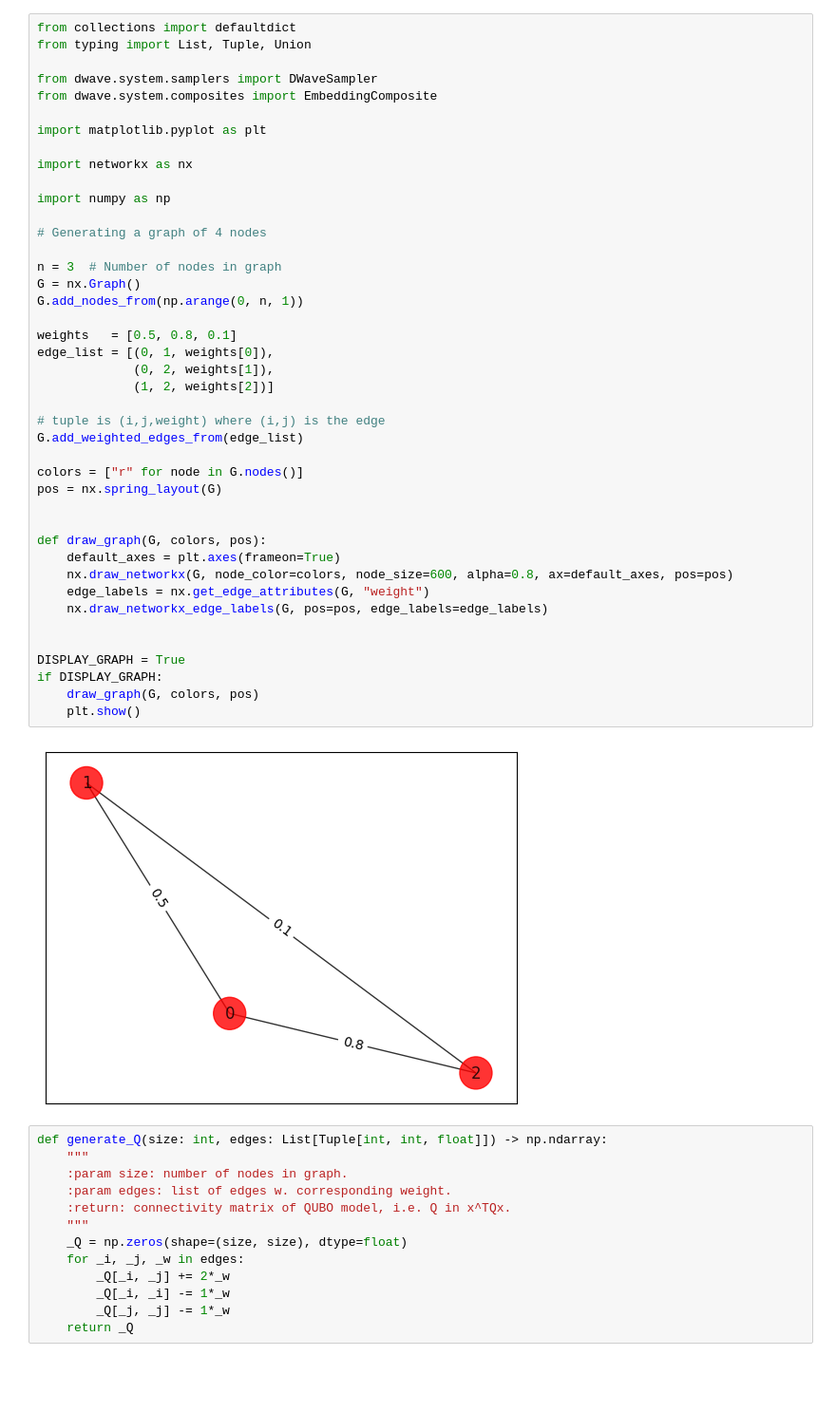
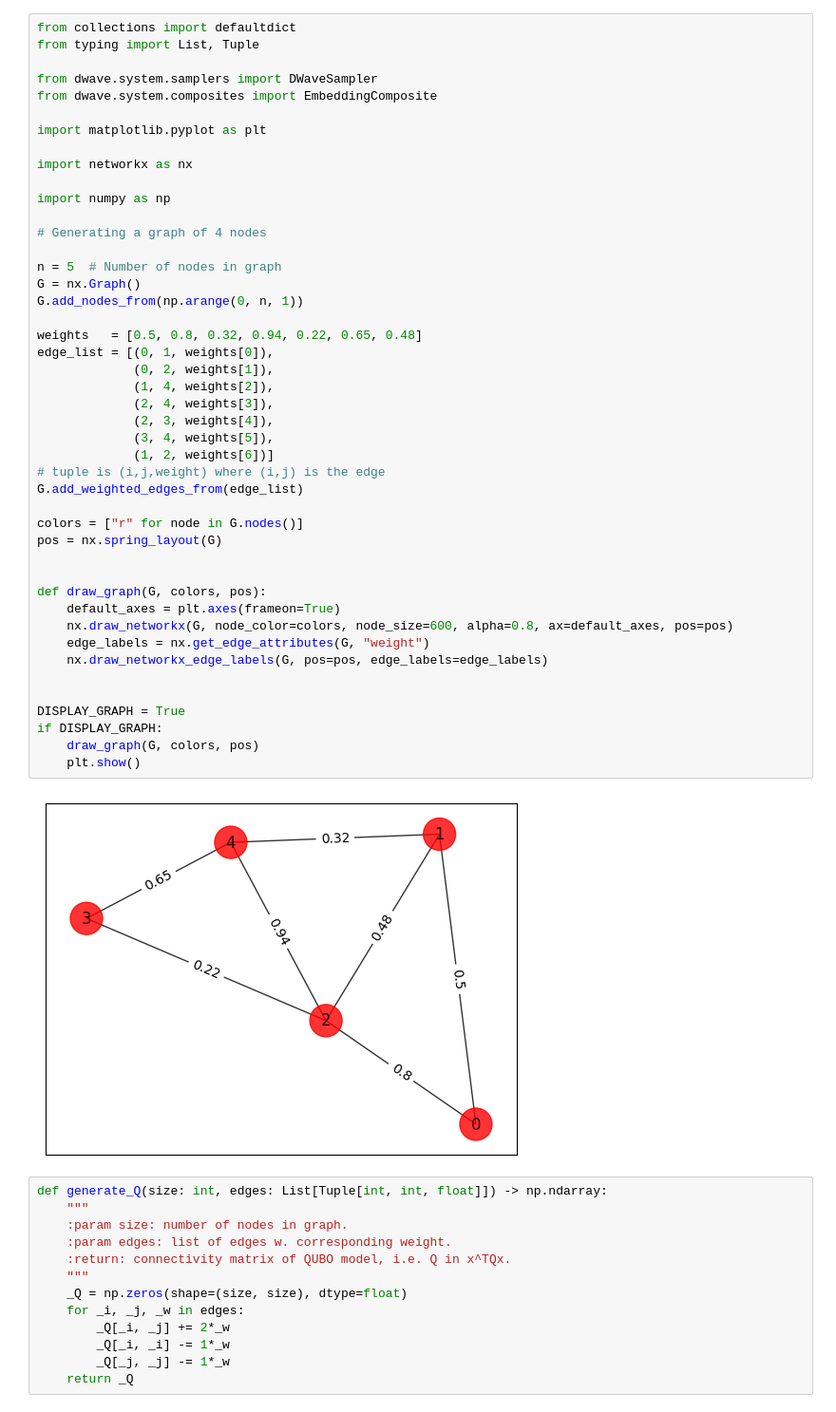
Before and after one commit to seba2390/AnnealingComparison, a Jupyter notebook: Dwave/test.ipynb, the cells around one changed output. Shown: that part at 95% size. Cells and saved outputs as stored; diff of their text form; blank space fills up the shorter version.

```diff
--- a/Dwave/test.ipynb
+++ b/Dwave/test.ipynb
@@ -1,6 +1,6 @@
 # %%
 from collections import defaultdict
-from typing import List, Tuple, Union
+from typing import List, Tuple
 
 from dwave.system.samplers import DWaveSampler
 from dwave.system.composites import EmbeddingComposite
@@ -10,38 +10,41 @@ import matplotlib.pyplot as plt
 import networkx as nx
 
 import numpy as np
 
 # Generating a graph of 4 nodes
 
-n = 3  # Number of nodes in graph
+n = 5  # Number of nodes in graph
 G = nx.Graph()
 G.add_nodes_from(np.arange(0, n, 1))
 
-weights   = [0.5, 0.8, 0.1]
+weights   = [0.5, 0.8, 0.32, 0.94, 0.22, 0.65, 0.48]
 edge_list = [(0, 1, weights[0]),
              (0, 2, weights[1]),
-             (1, 2, weights[2])]
-
+             (1, 4, weights[2]),
+             (2, 4, weights[3]),
+             (2, 3, weights[4]),
+             (3, 4, weights[5]),
+             (1, 2, weights[6])]
 # tuple is (i,j,weight) where (i,j) is the edge
 G.add_weighted_edges_from(edge_list)
 
 colors = ["r" for node in G.nodes()]
 pos = nx.spring_layout(G)
 
 
 def draw_graph(G, colors, pos):
     default_axes = plt.axes(frameon=True)
     nx.draw_networkx(G, node_color=colors, node_size=600, alpha=0.8, ax=default_axes, pos=pos)
     edge_labels = nx.get_edge_attributes(G, "weight")
     nx.draw_networkx_edge_labels(G, pos=pos, edge_labels=edge_labels)
 
 
 DISPLAY_GRAPH = True
 if DISPLAY_GRAPH:
     draw_graph(G, colors, pos)
     plt.show()
 # %% [output]
-[figure, old version]
+[figure, new version]
 # %%
 def generate_Q(size: int, edges: List[Tuple[int, int, float]]) -> np.ndarray:
     """
```
Also changed, not shown: parts of 1 cell of this notebook, 2 other files.
